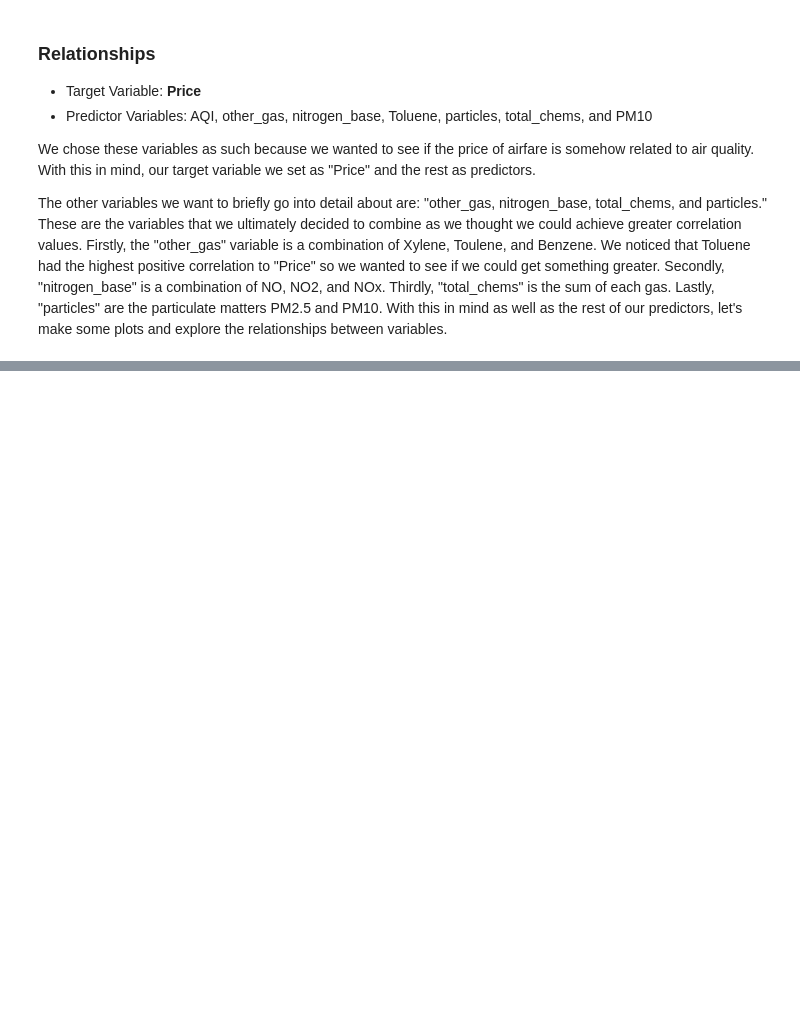
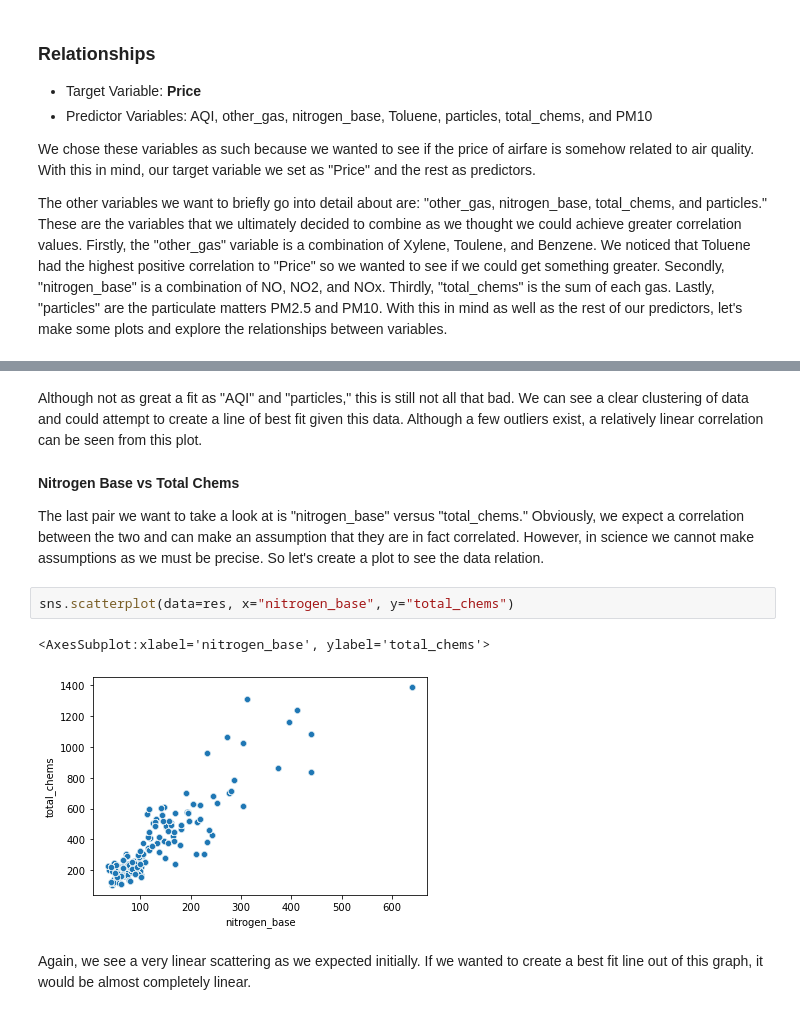
Before and after one commit to calebm00re/22ML-project2, a Jupyter notebook: Project02_pt2.ipynb, the cells around one changed output, grey strips where cells are left out. Cells and saved outputs as stored; diff of their text form; blank space fills up the shorter version.

```diff
--- a/Project02_pt2.ipynb
+++ b/Project02_pt2.ipynb
@@ -462,0 +496,13 @@ In this pair of variables, we can see they
+# %% [markdown]
+Although not as great a fit as "AQI" and "particles," this is still not all that bad. We can see a clear clustering of data and could attempt to create a line of best fit given this data. Although a few outliers exist, a relatively linear correlation can be seen from this plot.
+# %% [markdown]
+__Nitrogen Base vs Total Chems__
+
+The last pair we want to take a look at is "nitrogen_base" versus "total_chems." Obviously, we expect a correlation between the two and can make an assumption that they are in fact correlated. However, in science we cannot make assumptions as we must be precise. So let's create a plot to see the data relation.
+# %%
+sns.scatterplot(data=res, x="nitrogen_base", y="total_chems")
+# %% [output]
+<AxesSubplot:xlabel='nitrogen_base', ylabel='total_chems'>
+[figure, added]
+# %% [markdown]
+Again, we see a very linear scattering as we expected initially. If we wanted to create a best fit line out of this graph, it would be almost completely linear.
```
Also changed, not shown: parts of 16 cells of this notebook.
